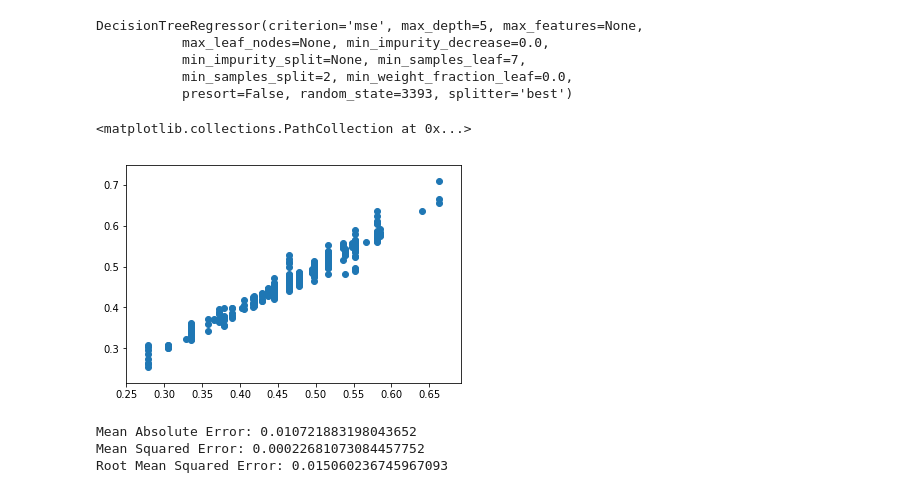
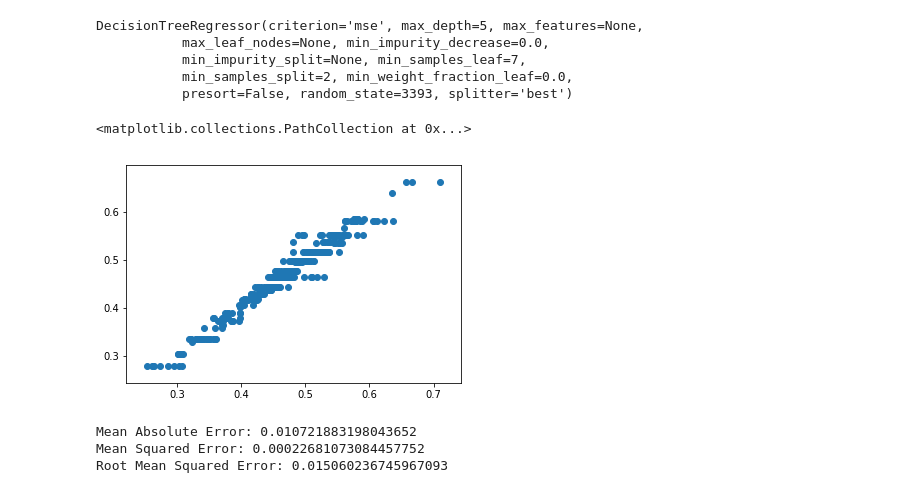
Before and after one commit to optichill/optichill, a Jupyter notebook: Decision-trees.ipynb, the cells around one changed output. Cells and saved outputs as stored; diff of their text form; code cells hidden in the pictures.

```diff
--- a/Decision-trees.ipynb
+++ b/Decision-trees.ipynb
@@ -93,10 +88,10 @@ DecisionTreeRegressor(criterion='mse', max_depth=5, max_features=None,
 y1 = model.predict(xtest)
 # %%
 plt.figure()
-plt.scatter(y1, ytest)
+plt.scatter(ytest, y1)
 # %% [output]
 <matplotlib.collections.PathCollection at 0x...>
-[figure, old version]
+[figure, new version]
 # %%
 print('Mean Absolute Error:', metrics.mean_absolute_error(ytest, y1))
 print('Mean Squared Error:', metrics.mean_squared_error(ytest, y1))
```
Also changed, not shown: parts of 10 cells of this notebook.
